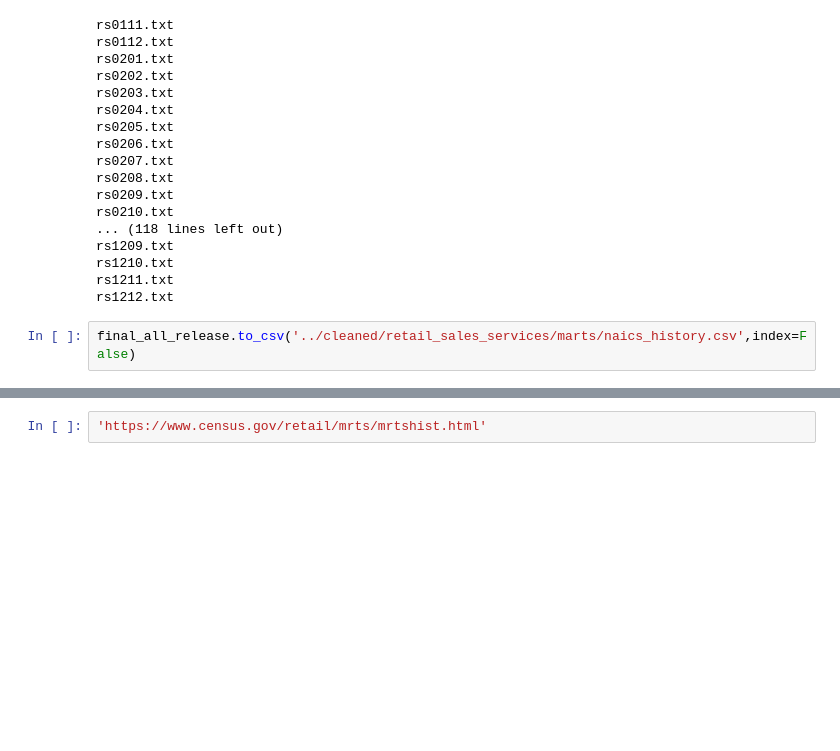
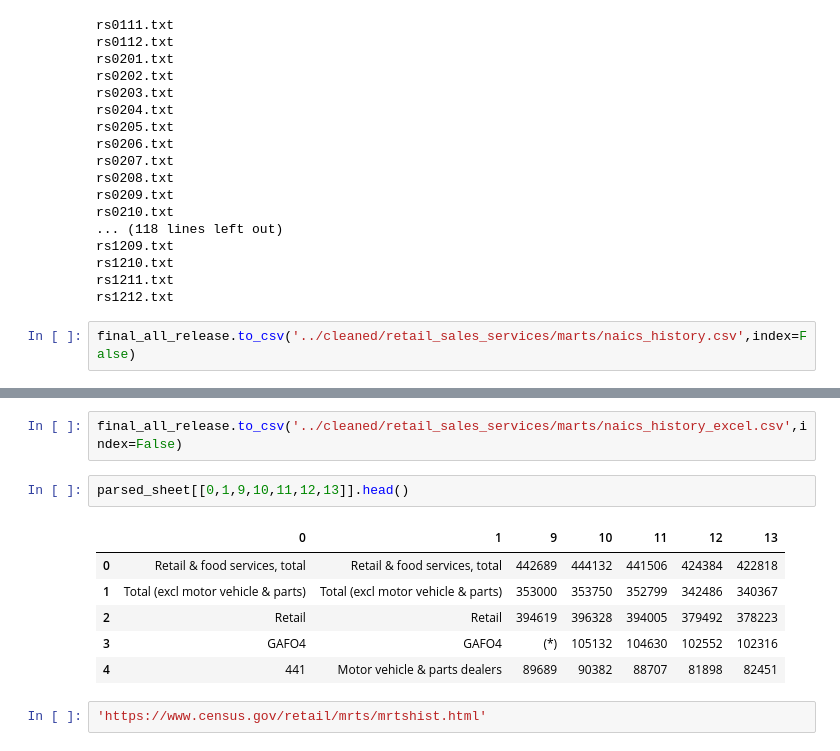
Before and after one commit to numberydan/census_data_helpers, a Jupyter notebook: retail_sales/retail_sales_services.ipynb, the cells around one changed output, grey strips where cells are left out. Drawn from its saved outputs; the diff is of its cells as text; blank space fills up the shorter version.

Commit message:
add in the excel part of the naics history

```diff
--- a/retail_sales/retail_sales_services.ipynb
+++ b/retail_sales/retail_sales_services.ipynb
@@ -460,3 +581,14 @@ final_all_release.to_csv('../cleaned/retail_sales_services/marts/naics_history.c
+# %%
+final_all_release.to_csv('../cleaned/retail_sales_services/marts/naics_history_excel.csv',index=False)
+# %%
+parsed_sheet[[0,1,9,10,11,12,13]].head()
+# %% [output]
+|  | 0 | 1 | 9 | 10 | 11 | 12 | 13 |
+| 0 | Retail & food services, total | Retail & food services, total | 442689 | 444132 | 441506 | 424384 | 422818 |
+| 1 | Total (excl motor vehicle & parts) | Total (excl motor vehicle & parts) | 353000 | 353750 | 352799 | 342486 | 340367 |
+| 2 | Retail | Retail | 394619 | 396328 | 394005 | 379492 | 378223 |
+| 3 | GAFO4 | GAFO4 | (*) | 105132 | 104630 | 102552 | 102316 |
+| 4 | 441 | Motor vehicle & parts dealers | 89689 | 90382 | 88707 | 81898 | 82451 |
 # %%
 'https://www.census.gov/retail/mrts/mrtshist.html'
 # %% [output]
```
Also changed, not shown: parts of 10 cells of this notebook, 2 other files.
